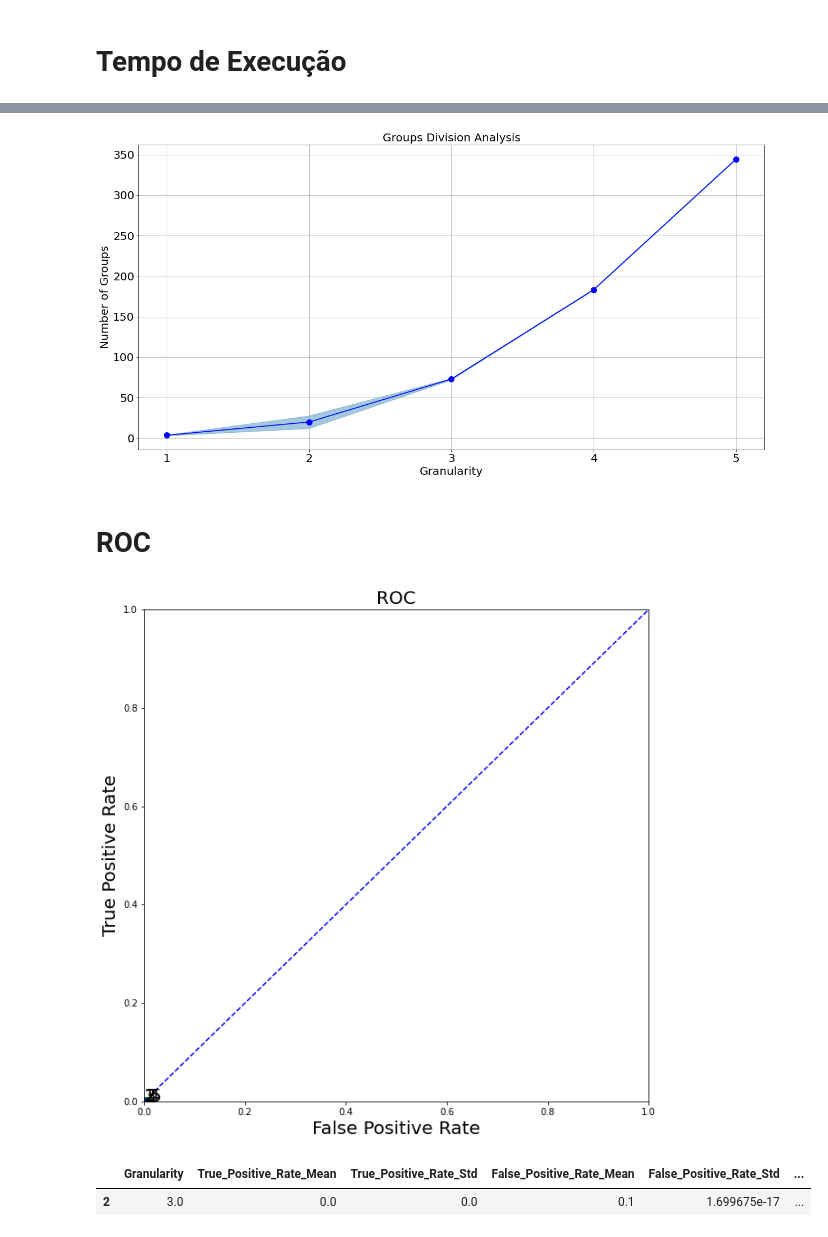
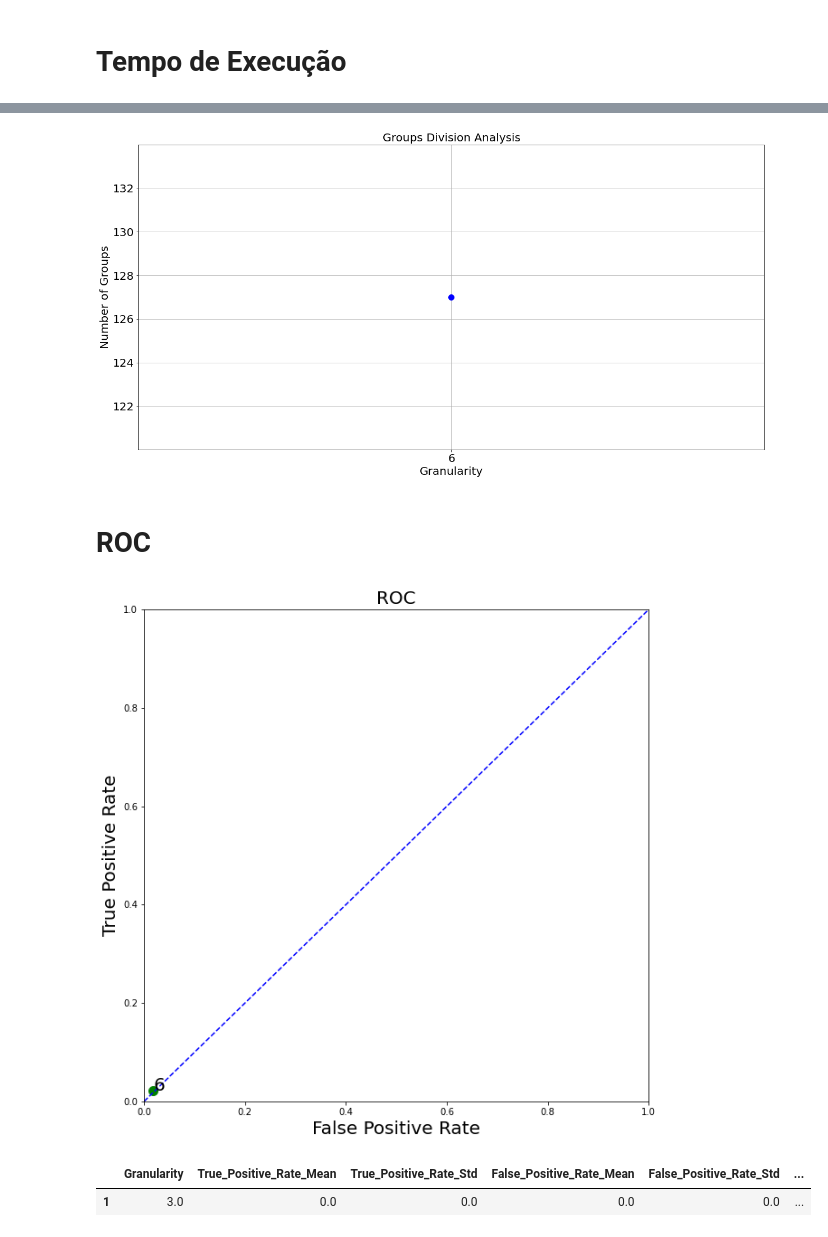
Before and after one commit to eduardopaguiar/Anomaly_Detection, a Jupyter notebook: results.ipynb, the cells around one changed output, grey strips where cells are left out. Cells and saved outputs as stored; diff of their text form; code cells hidden in the pictures.

```diff
--- a/results.ipynb
+++ b/results.ipynb
@@ -19,9 +19,9 @@ results_df = pd.DataFrame(columns = ['Granularity',
                                      'Execution_Time_Mean', 'Execution_Time_Std'])
 
 
-list_gra = [1,2,3,4,5]#
+list_gra = [6]#,5
 
-iterations = 3
+iterations =8
 
 for i in list_gra:
     df = pd.DataFrame(columns = ['Granularity',
@@ -210,7 +206,7 @@ plt.grid()
 plt.savefig('results/Number_of_Groups.png', bbox_inches='tight')
 plt.show()
 # %% [output]
-[figure, old version]
+[figure, new version]
 # %% [markdown]
 # ROC
 # %%
@@ -230,12 +226,12 @@ plt.savefig('results/ROC_2.png', bbox_inches='tight')
 
 plt.show()
 # %% [output]
-[figure, old version]
+[figure, new version]
 # %%
-df[df['Granularity'] == 3]
+df[df['Granularity'] == 3
 # %% [output]
 |  | Granularity | True_Positive_Rate_Mean | True_Positive_Rate_Std | False_Positive_Rate_Mean | False_Positive_Rate_Std | ... |
-| 2 | 3.0 | 0.0 | 0.0 | 0.1 | 1.699675e-17 | ... |
+| 1 | 3.0 | 0.0 | 0.0 | 0.0 | 0.0 | ... |
 # %%
 gra = 5
 
```
Also changed, not shown: parts of 7 cells of this notebook, 2 other files.
